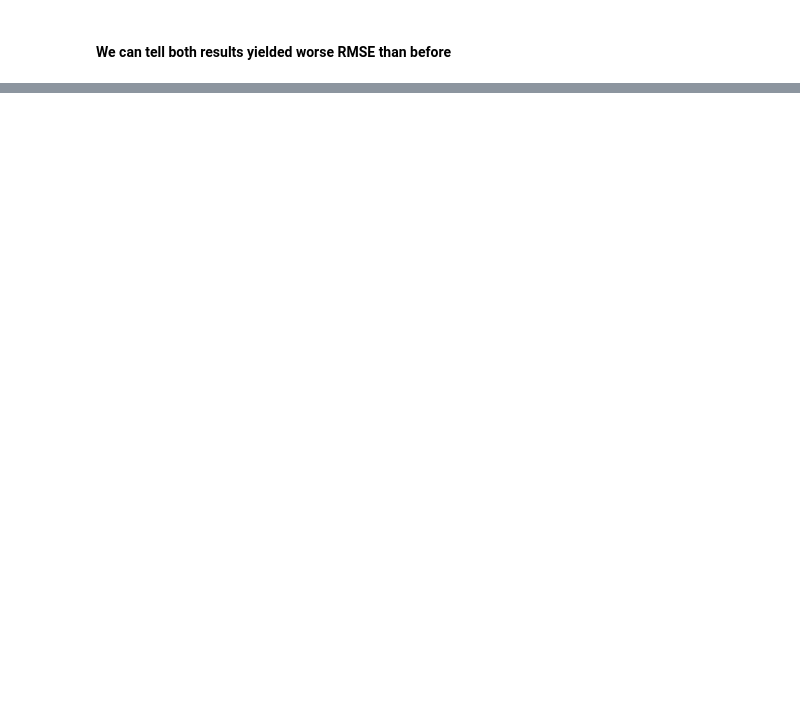
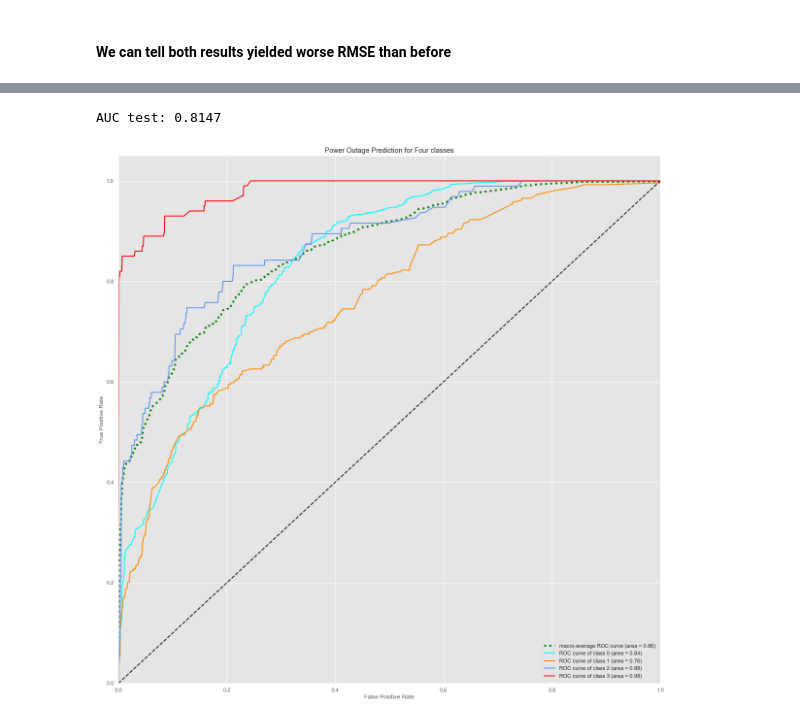
Before and after one commit to wangrenfeng0/MSDS-6120_Capstone, a Jupyter notebook: Code/Capstone_Project_Code.ipynb, the cells around one changed output, grey strips where cells are left out. Cells and saved outputs as stored; diff of their text form; code cells hidden in the pictures; blank space fills up the shorter version.

```diff
--- a/Code/Capstone_Project_Code.ipynb
+++ b/Code/Capstone_Project_Code.ipynb
@@ -1185,5 +1008,5 @@ memory usage: 65.8 MB
 # %%
-X_weather_only = X_scaled.drop(X_scaled.iloc[:,45:49],axis=1)
+X_weather_only = X_scaled.drop(X_scaled.iloc[:,43:48],axis=1)
 X_weather_only.info()
 # %% [output]
 <class 'pandas.core.frame.DataFrame'>
@@ -1319,6 +1139,0 @@ F1_score_3= 0.6548956661316212
-# %%
-#Let's see how we can improve the prediction by using classification method by xgboost.
-#We now cut the outage percentage classifiction category ahead.
-data_model['percentage_class'] = pd.cut(data_model['outage_percent'], [-1,.01,.03,.1,1], labels = [0,1,2,3],
-                                        include_lowest=True)
-data_model['percentage_class'].value_counts()
@@ -1610,0 +1140,6 @@ plt.show()
+# %%
+#Let's see how we can improve the prediction by using classification method by xgboost.
+#We now cut the outage percentage classifiction category ahead.
+data_model['percentage_class'] = pd.cut(data_model['outage_percent'], [-1,.01,.03,.1,1.1], labels = [0,1,2,3],
+                                        include_lowest=True)
+data_model['percentage_class'].value_counts()
@@ -1610,0 +1152,6 @@ plt.show()
+# %%
+X_class = data_model.drop(['Outage_Count','outage_percent','County', 'percentage_class', 'Customer_Count'], axis=1).copy()
+y_class = data_model['percentage_class'].copy()
+X_class = pd.get_dummies(X_class,columns=['Weekday', 'Month','hour'])
+X_scaled_class = scaler.fit_transform(X_class)
+X_scaled_class = pd.DataFrame(data=X_scaled_class, columns=X_class.columns)
@@ -1610,0 +1369,6 @@ plt.show()
+# %%
+y_valid_class_pred = XGB_class.predict_proba(X_scaled_class_valid)
+
+print("AUC test: {:.4f}".format(roc_auc_score(y_class_valid, y_valid_class_pred, multi_class='ovo', average='macro')))
+# %% [output]
+AUC test: 0.8147
@@ -1610,0 +1385,47 @@ plt.show()
+# %%
+#Plot ROC curves
+# First aggregate all false positive rates
+all_fpr = np.unique(np.concatenate([fpr[i] for i in range(4)]))
+
+# Then interpolate all ROC curves at this points
+mean_tpr = np.zeros_like(all_fpr)
+for i in range(4):
+    mean_tpr += np.interp(all_fpr, fpr[i], tpr[i])
+
+# Finally average it and compute AUC
+mean_tpr /= 4
+
+fpr["macro"] = all_fpr
+tpr["macro"] = mean_tpr
+roc_auc["macro"] = auc(fpr["macro"], tpr["macro"])
+
+
+plt.plot(
+    fpr["macro"],
+    tpr["macro"],
+    label="macro-average ROC curve (area = {0:0.2f})".format(roc_auc["macro"]),
+    color="green",
+    linestyle=":",
+    linewidth=4,
+)
+
+colors = cycle(["aqua", "darkorange", "cornflowerblue", "red"])
+for i, color in zip(range(4), colors):
+    plt.plot(
+        fpr[i],
+        tpr[i],
+        color=color,
+        lw=2,
+        label="ROC curve of class {0} (area = {1:0.2f})".format(i, roc_auc[i]),
+    )
+
+plt.plot([0, 1], [0, 1], "k--", lw=2)
+plt.xlim([0.0, 1.0])
+plt.ylim([0.0, 1.05])
+plt.xlabel("False Positive Rate")
+plt.ylabel("True Positive Rate")
+plt.title("Power Outage Prediction for Four classes")
+plt.legend(loc="lower right")
+plt.show()
+# %% [output]
+[figure, added]
```
Also changed, not shown: parts of 119 cells of this notebook.
